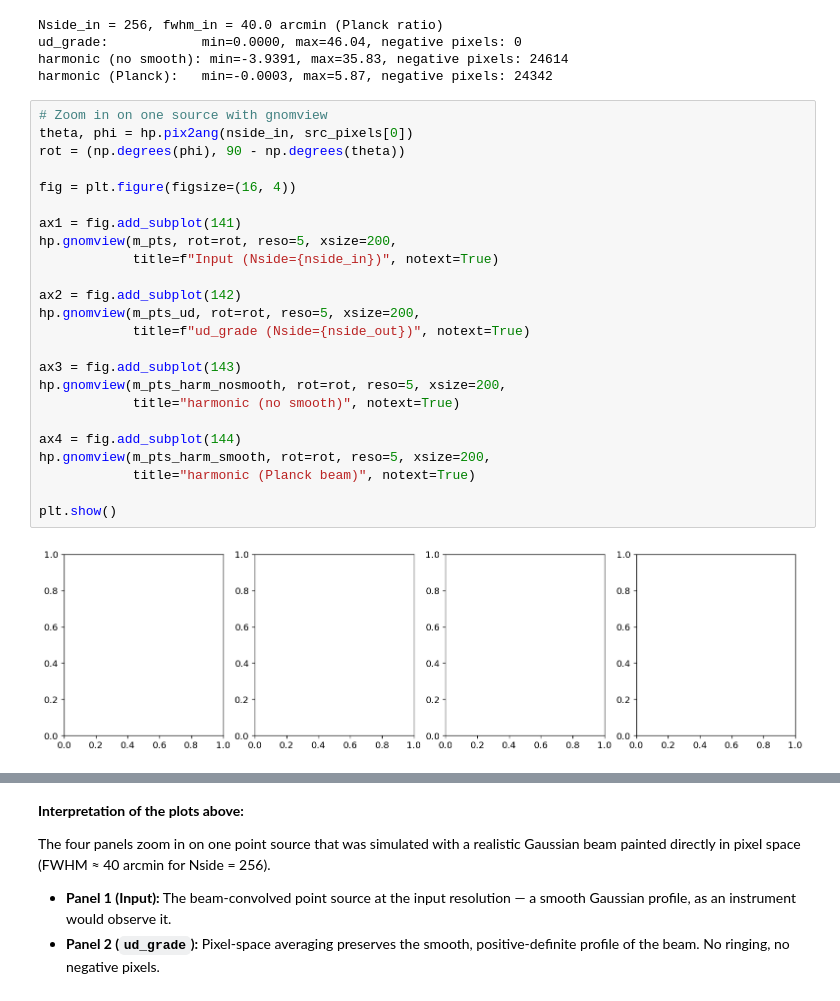
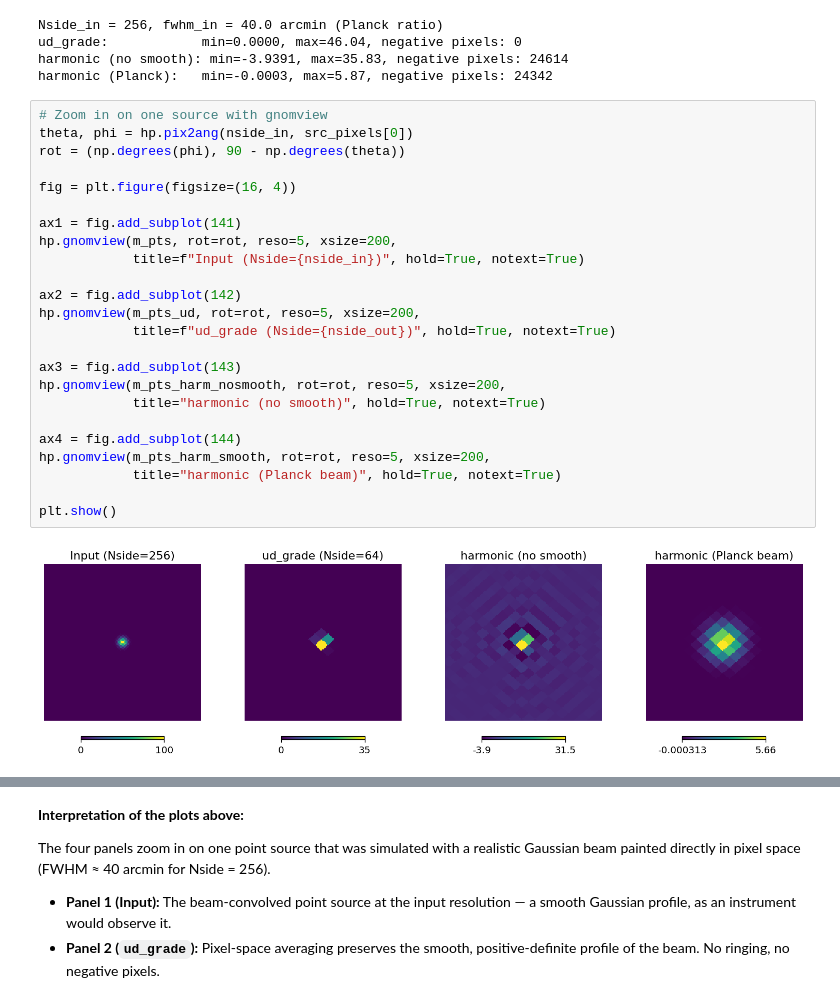
Before and after one commit to zonca/zonca.dev, a Jupyter notebook: posts/2026-05-05-healpy-harmonic-ud-grade.ipynb, the cells around one changed output, grey strips where cells are left out. Cells and saved outputs as stored; diff of their text form.

```diff
--- a/posts/2026-05-05-healpy-harmonic-ud-grade.ipynb
+++ b/posts/2026-05-05-healpy-harmonic-ud-grade.ipynb
@@ -543,26 +548,26 @@ harmonic (Planck):   min=-0.0003, max=5.87, negative pixels: 24342
 # %%
 # Zoom in on one source with gnomview
 theta, phi = hp.pix2ang(nside_in, src_pixels[0])
 rot = (np.degrees(phi), 90 - np.degrees(theta))
 
 fig = plt.figure(figsize=(16, 4))
 
 ax1 = fig.add_subplot(141)
 hp.gnomview(m_pts, rot=rot, reso=5, xsize=200,
-            title=f"Input (Nside={nside_in})", notext=True)
+            title=f"Input (Nside={nside_in})", hold=True, notext=True)
 
 ax2 = fig.add_subplot(142)
 hp.gnomview(m_pts_ud, rot=rot, reso=5, xsize=200,
-            title=f"ud_grade (Nside={nside_out})", notext=True)
+            title=f"ud_grade (Nside={nside_out})", hold=True, notext=True)
 
 ax3 = fig.add_subplot(143)
 hp.gnomview(m_pts_harm_nosmooth, rot=rot, reso=5, xsize=200,
-            title="harmonic (no smooth)", notext=True)
+            title="harmonic (no smooth)", hold=True, notext=True)
 
 ax4 = fig.add_subplot(144)
 hp.gnomview(m_pts_harm_smooth, rot=rot, reso=5, xsize=200,
-            title="harmonic (Planck beam)", notext=True)
+            title="harmonic (Planck beam)", hold=True, notext=True)
 
 plt.show()
 # %% [output]
-[figure, old version]
+[figure, new version]
```
Also changed, not shown: parts of 12 cells of this notebook.
